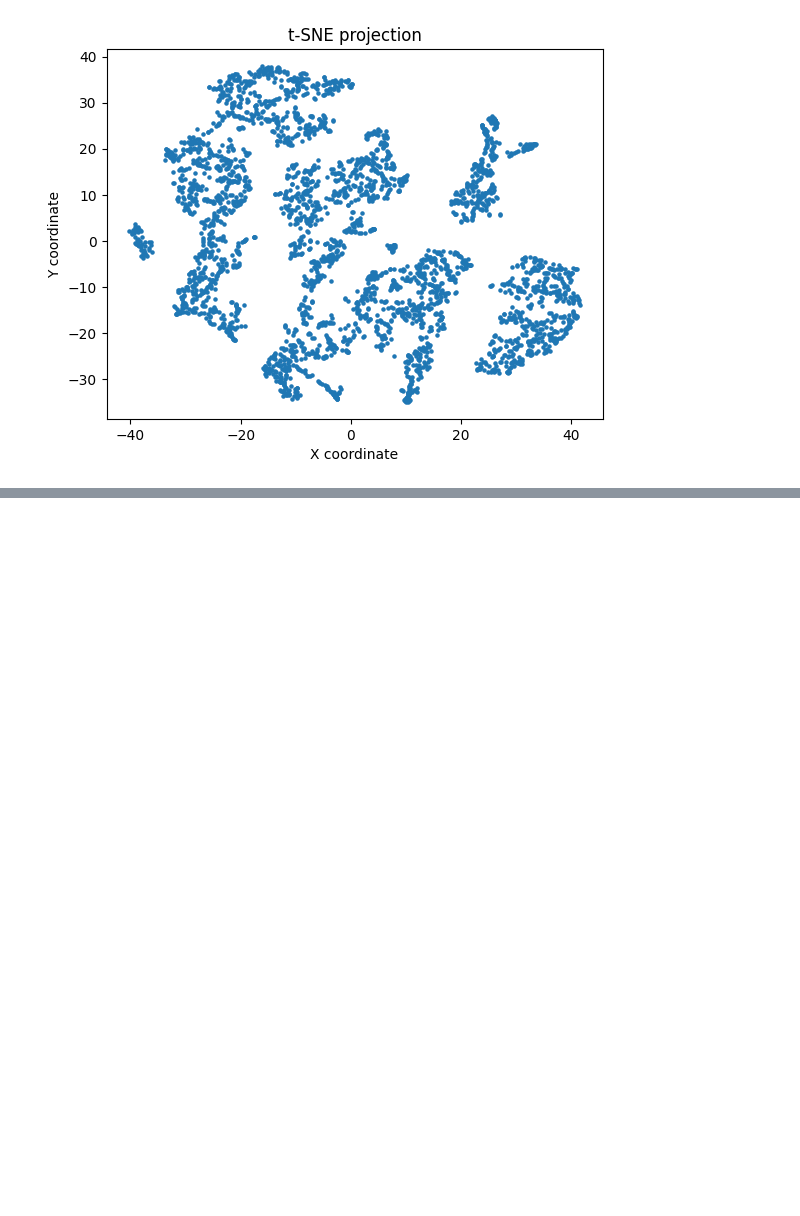
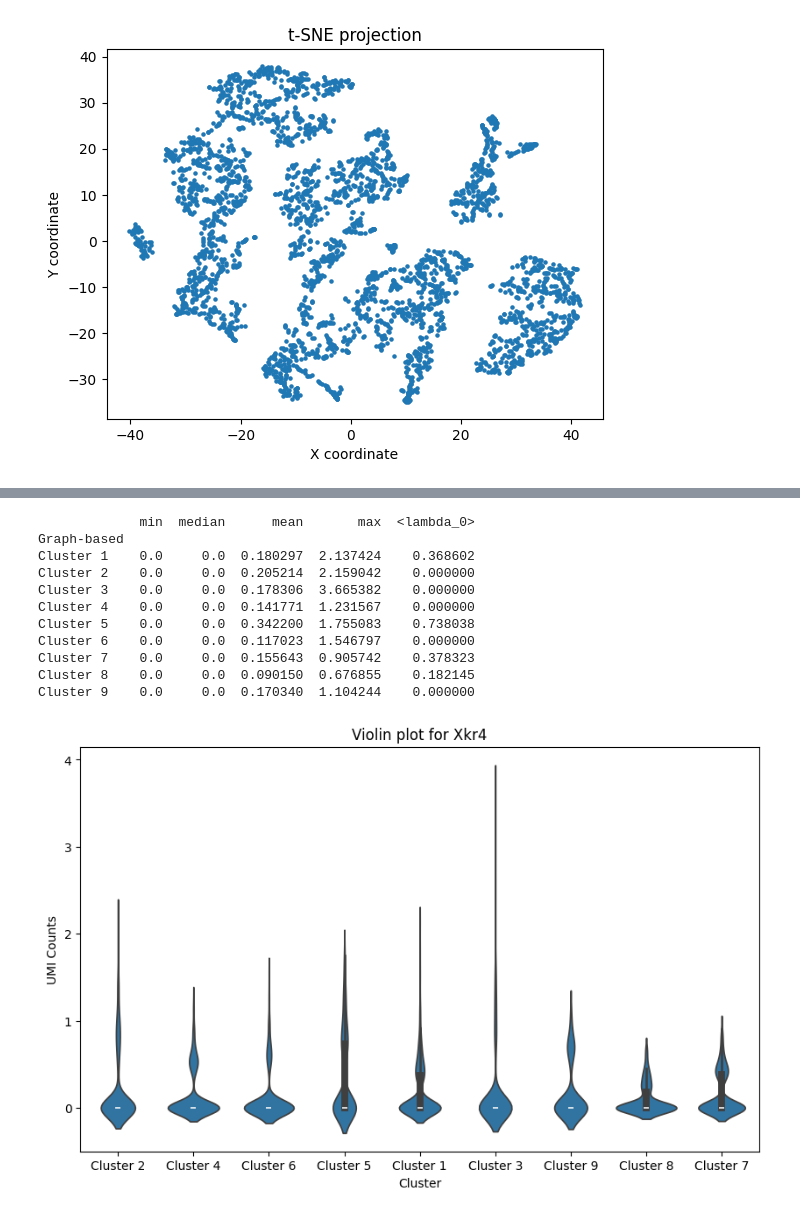
Before and after one commit to ScheWann/A-Part-to-Whole-Circular-Cell-Explorer, a Jupyter notebook: RedesignChallenge/Python/GeneProcess.ipynb, the cells around one changed output, grey strips where cells are left out. Saved outputs shown, nothing was run; the diff lists cells and outputs as text; code cells hidden in the pictures; blank space fills up the shorter version.

```diff
--- a/RedesignChallenge/Python/GeneProcess.ipynb
+++ b/RedesignChallenge/Python/GeneProcess.ipynb
@@ -269,3 +288,6 @@ tSNE_graphed_df
 | 3497 | TTGTTTCCATACAACT-1 | Cluster 7 |
 | 3498 | TTGTTTGTGTAAATTC-1 | Cluster 3 |
 3499 rows × 2 columns
+# %%
+total_cell_df = pd.merge(cellTotal_df, umi_df, on='barcode')
+total_cell_df
@@ -271,0 +326,6 @@ tSNE_graphed_df
+# %%
+# logNormalize
+total_cell_df.loc[:, total_cell_df.columns != 'barcode'] = total_cell_df.loc[:, total_cell_df.columns != 'barcode'].div(total_cell_df['total_counts'], axis=0) * 10000
+
+total_cell_df.loc[:, total_cell_df.columns != 'barcode'] = np.log1p(total_cell_df.loc[:, total_cell_df.columns != 'barcode'])
+total_cell_df
@@ -271,0 +346,3 @@ tSNE_graphed_df
+# %%
+violin_logNorm_df = pd.merge(total_cell_df, tSNE_graphed_df, on='barcode')
+violin_logNorm_df
@@ -422,0 +558,27 @@ plt.show()
+# %%
+gene_name = 'Xkr4'
+data_to_plot = violin_logNorm_df[['Graph-based', gene_name]]
+
+# Calculating descriptive statistics for each cluster
+cluster_stats = data_to_plot.groupby('Graph-based')[gene_name].agg(['min', 'median', 'mean', 'max', lambda x: x.quantile(0.75)]).rename(columns={'<lambda>': 'Q3'})
+print(cluster_stats)
+
+plt.figure(figsize=(10, 6))
+sns.violinplot(x='Graph-based', y=gene_name, data=data_to_plot)
+plt.title(f'Violin plot for {gene_name}')
+plt.xlabel('Cluster')
+plt.ylabel('UMI Counts')
+plt.show()
+# %% [output]
+             min  median      mean       max  <lambda_0>
+Graph-based
+Cluster 1    0.0     0.0  0.180297  2.137424    0.368602
+Cluster 2    0.0     0.0  0.205214  2.159042    0.000000
+Cluster 3    0.0     0.0  0.178306  3.665382    0.000000
+Cluster 4    0.0     0.0  0.141771  1.231567    0.000000
+Cluster 5    0.0     0.0  0.342200  1.755083    0.738038
+Cluster 6    0.0     0.0  0.117023  1.546797    0.000000
+Cluster 7    0.0     0.0  0.155643  0.905742    0.378323
+Cluster 8    0.0     0.0  0.090150  0.676855    0.182145
+Cluster 9    0.0     0.0  0.170340  1.104244    0.000000
+[figure, added]
```
Also changed, not shown: parts of 9 cells of this notebook, 4 other files.
